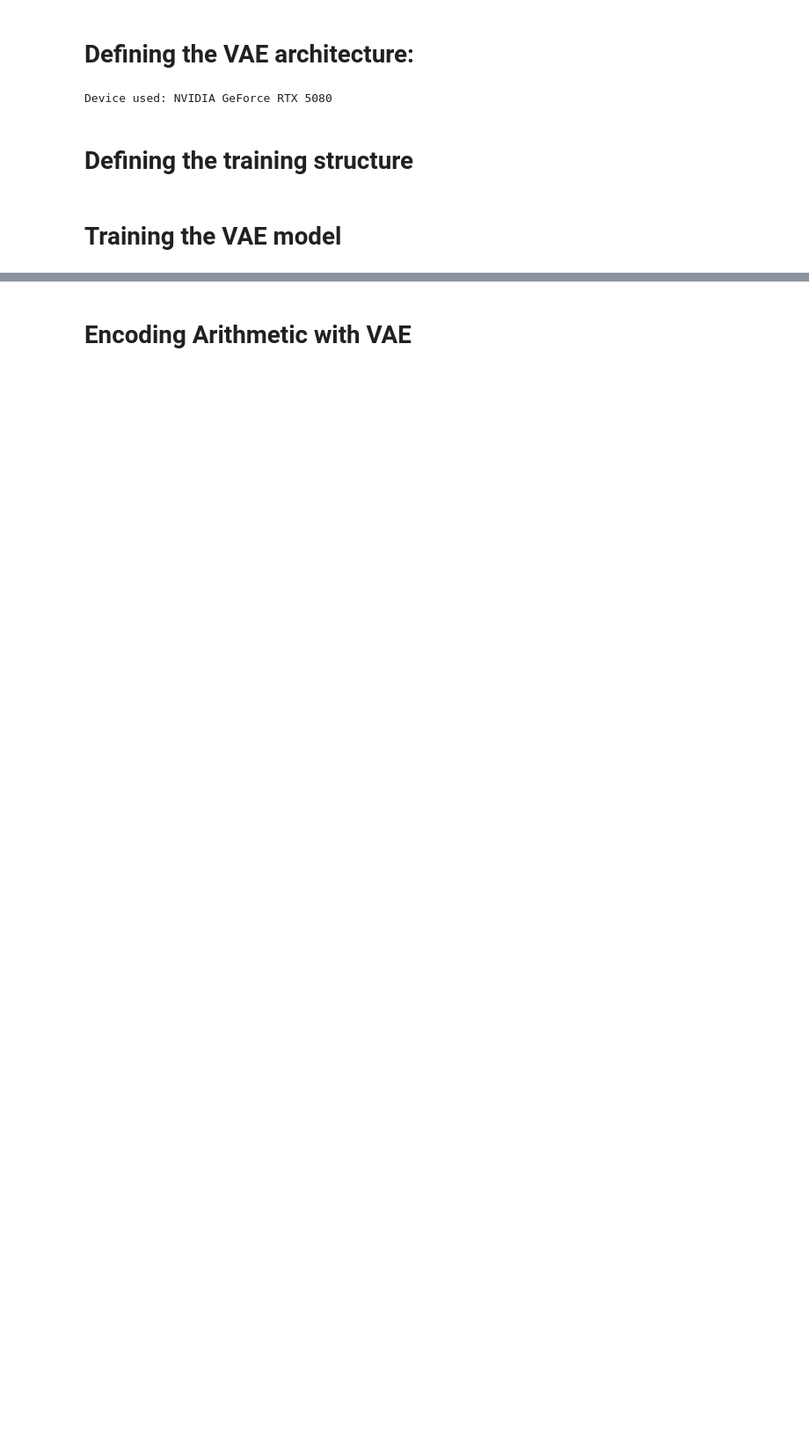
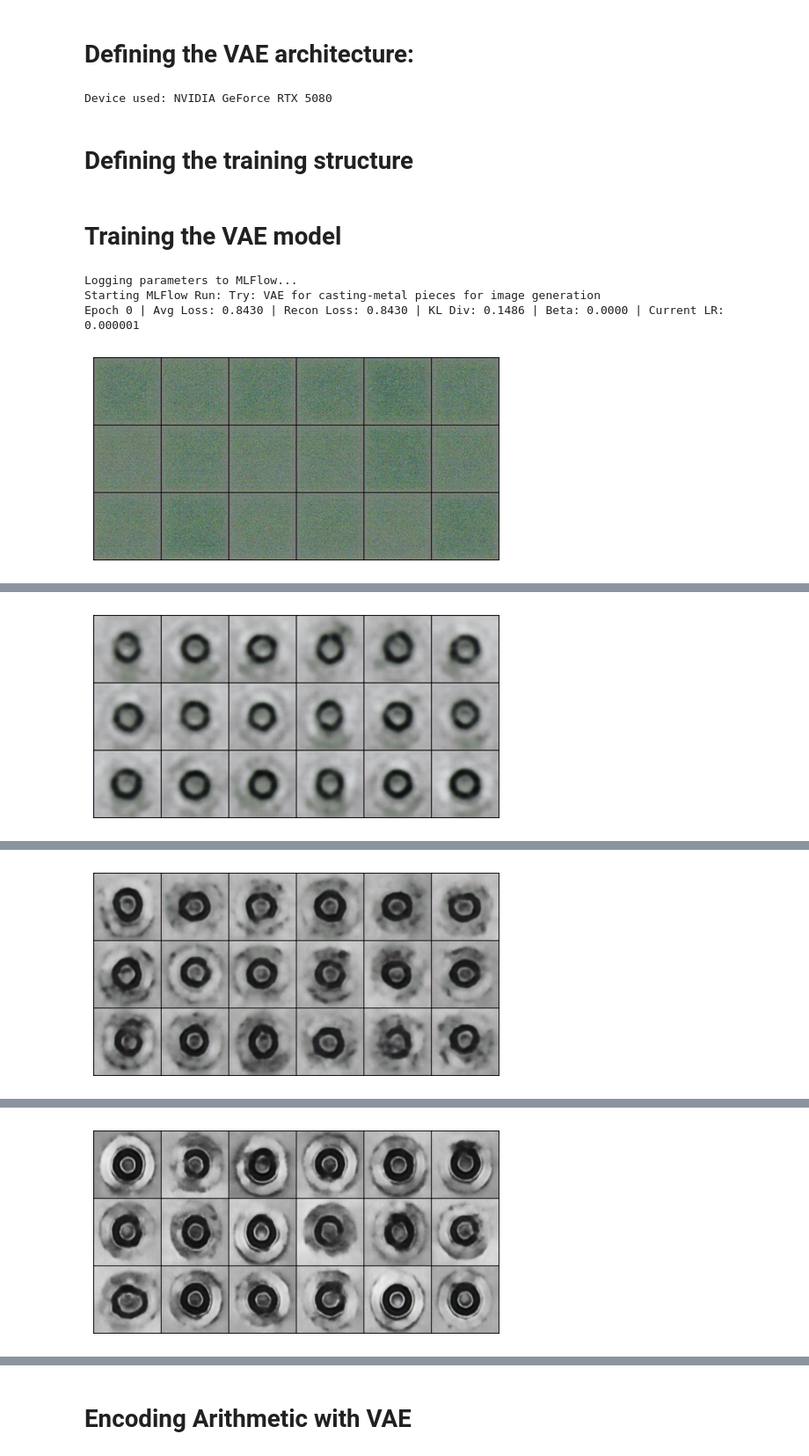
Before and after one commit to StevoAngel/3D_Defect_Models, a Jupyter notebook: notebooks/11.vae_casting.ipynb, the cells around one changed output, grey strips where cells are left out. Shown at 88% size. Cells and saved outputs as stored; diff of their text form; code cells hidden in the pictures; blank space fills up the shorter version.

Commit message:
Trying resNet Blocks

```diff
--- a/notebooks/11.vae_casting.ipynb
+++ b/notebooks/11.vae_casting.ipynb
@@ -191,7 +232,7 @@ def train_epoch(beta, kl_threshold, vae_model, loader, optimizer, loss_fnc): # A
         loss = reconstruction_loss + beta * kl_penalty
         optimizer.zero_grad()
         loss.backward()
-        NN.utils.clip_grad_norm_(vae_model.parameters(), max_norm=1.0)
+        nn.utils.clip_grad_norm_(vae_model.parameters(), max_norm=1.0)
         optimizer.step()
 
         #Acumulators:
@@ -306,31 +347,36 @@ if MLFLOW_TRACKING:
 
                 print(f"Epoch {epoch} | Avg Loss: {avg_loss:.4f} | Recon Loss: {avg_recon:.4f} | KL Div: {avg_kl:.4f} | Beta: {beta:.4f} | Current LR: {current_lr:.6f}")
 
                 mlflow.log_metric('avg_loss', avg_loss, step=epoch)
                 mlflow.log_metric('recon_loss', avg_recon, step=epoch)
                 mlflow.log_metric('kl_div', avg_kl, step=epoch)
                 mlflow.log_metric('learning_rate', current_lr, step=epoch)
 
                 if epoch < HP_WARMUP_EPOCHS:
                       # Warm-up phase
                       scheduler_warmup.step()
                 else:
                       # After-Warm-up phase:
                       scheduler_main.step(avg_loss)
 
                 if epoch % 10 == 0 or epoch == HP_N_EPOCHS - 1:
 
                         # Save the image:
                         plots_filename = f"../reports/figures/vae/epoch_{epoch}.png"
 
                         # Call plot function:
                         plot_epoch(save_path=plots_filename, latent_dims=HP_LATENT_DIMS, vae_model=vae)
 
                         mlflow.log_artifact(plots_filename, "plots") # Record on MLFlow
                         os.remove(plots_filename) # Remove temporal image from repo
 
             # Saving the trained model:
             print("Training completed. Saving model...")
-            model_filename = "../models/vae_UTKFace.pth"
+            model_filename = "../models/vae_resNetBlocks.pth"
             torch.save(vae.state_dict(), model_filename)
             mlflow.log_artifact(model_filename, 'model')
+# %% [output]
+Logging parameters to MLFlow...
+Starting MLFlow Run: Try: VAE for casting-metal pieces for image generation
+Epoch 0 | Avg Loss: 0.8430 | Recon Loss: 0.8430 | KL Div: 0.1486 | Beta: 0.0000 | Current LR: 0.000001
+[figure, added]
@@ -336,0 +393 @@ if MLFLOW_TRACKING:
+[figure, added]
@@ -336,0 +404 @@ if MLFLOW_TRACKING:
+[figure, added]
@@ -336,0 +415 @@ if MLFLOW_TRACKING:
+[figure, added]
```
Also changed, not shown: parts of 8 cells of this notebook, 2 other files.
